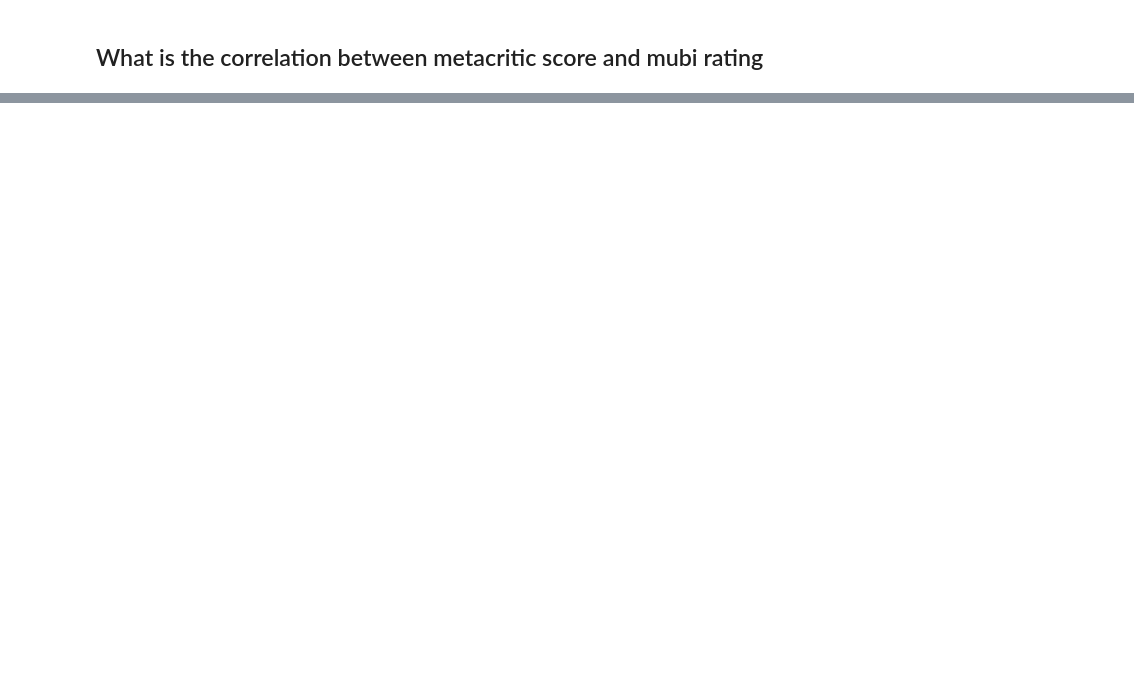
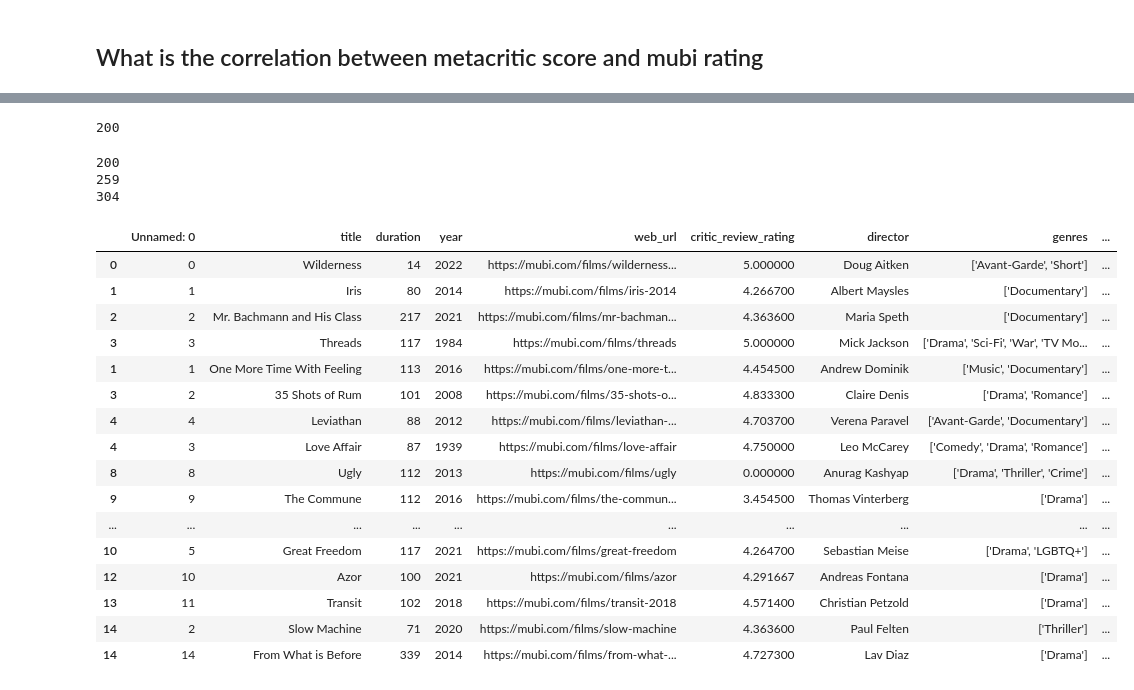
Before and after one commit to spayot/mubi_crawler, a Jupyter notebook: notebooks/mubi.ipynb, the cells around one changed output, grey strips where cells are left out. Cells and saved outputs as stored; diff of their text form; code cells hidden in the pictures; blank space fills up the shorter version.

```diff
--- a/notebooks/mubi.ipynb
+++ b/notebooks/mubi.ipynb
@@ -62,0 +106,41 @@ fig = df.plot.scatter("critic_review_rating", "meta_score")
+# %%
+def count_movies_with_metascore(df) -> int:
+    return (~df.meta_score.isnull()).sum()
+
+count_movies_with_metascore(df) #, count_movies_with_metascore(df2)
+# %% [output]
+200
+# %%
+df2 = pd.read_csv("../data/20221030_mubi.csv")
+
+merged = pd.concat([df2, df])
+merged = merged.sort_values("meta_score", ascending=False)
+merged = merged.drop_duplicates(subset=["title", "year"])
+
+
+for frame in [df, df2, merged]:
+    print(count_movies_with_metascore(frame))
+# %% [output]
+200
+259
+304
+# %%
+merged.head(20)
+# %% [output]
+|  | Unnamed: 0 | title | duration | year | web_url | critic_review_rating | director | genres | ... |
+| 0 | 0 | Wilderness | 14 | 2022 | https://mubi.com/films/wilderness... | 5.000000 | Doug Aitken | ['Avant-Garde', 'Short'] | ... |
+| 1 | 1 | Iris | 80 | 2014 | https://mubi.com/films/iris-2014 | 4.266700 | Albert Maysles | ['Documentary'] | ... |
+| 2 | 2 | Mr. Bachmann and His Class | 217 | 2021 | https://mubi.com/films/mr-bachman... | 4.363600 | Maria Speth | ['Documentary'] | ... |
+| 3 | 3 | Threads | 117 | 1984 | https://mubi.com/films/threads | 5.000000 | Mick Jackson | ['Drama', 'Sci-Fi', 'War', 'TV Mo... | ... |
+| 1 | 1 | One More Time With Feeling | 113 | 2016 | https://mubi.com/films/one-more-t... | 4.454500 | Andrew Dominik | ['Music', 'Documentary'] | ... |
+| 3 | 2 | 35 Shots of Rum | 101 | 2008 | https://mubi.com/films/35-shots-o... | 4.833300 | Claire Denis | ['Drama', 'Romance'] | ... |
+| 4 | 4 | Leviathan | 88 | 2012 | https://mubi.com/films/leviathan-... | 4.703700 | Verena Paravel | ['Avant-Garde', 'Documentary'] | ... |
+| 4 | 3 | Love Affair | 87 | 1939 | https://mubi.com/films/love-affair | 4.750000 | Leo McCarey | ['Comedy', 'Drama', 'Romance'] | ... |
+| 8 | 8 | Ugly | 112 | 2013 | https://mubi.com/films/ugly | 0.000000 | Anurag Kashyap | ['Drama', 'Thriller', 'Crime'] | ... |
+| 9 | 9 | The Commune | 112 | 2016 | https://mubi.com/films/the-commun... | 3.454500 | Thomas Vinterberg | ['Drama'] | ... |
+| ... | ... | ... | ... | ... | ... | ... | ... | ... | ... |
+| 10 | 5 | Great Freedom | 117 | 2021 | https://mubi.com/films/great-freedom | 4.264700 | Sebastian Meise | ['Drama', 'LGBTQ+'] | ... |
+| 12 | 10 | Azor | 100 | 2021 | https://mubi.com/films/azor | 4.291667 | Andreas Fontana | ['Drama'] | ... |
+| 13 | 11 | Transit | 102 | 2018 | https://mubi.com/films/transit-2018 | 4.571400 | Christian Petzold | ['Drama'] | ... |
+| 14 | 2 | Slow Machine | 71 | 2020 | https://mubi.com/films/slow-machine | 4.363600 | Paul Felten | ['Thriller'] | ... |
+| 14 | 14 | From What is Before | 339 | 2014 | https://mubi.com/films/from-what-... | 4.727300 | Lav Diaz | ['Drama'] | ... |
```
Also changed, not shown: parts of 8 cells of this notebook, 7 other files.
